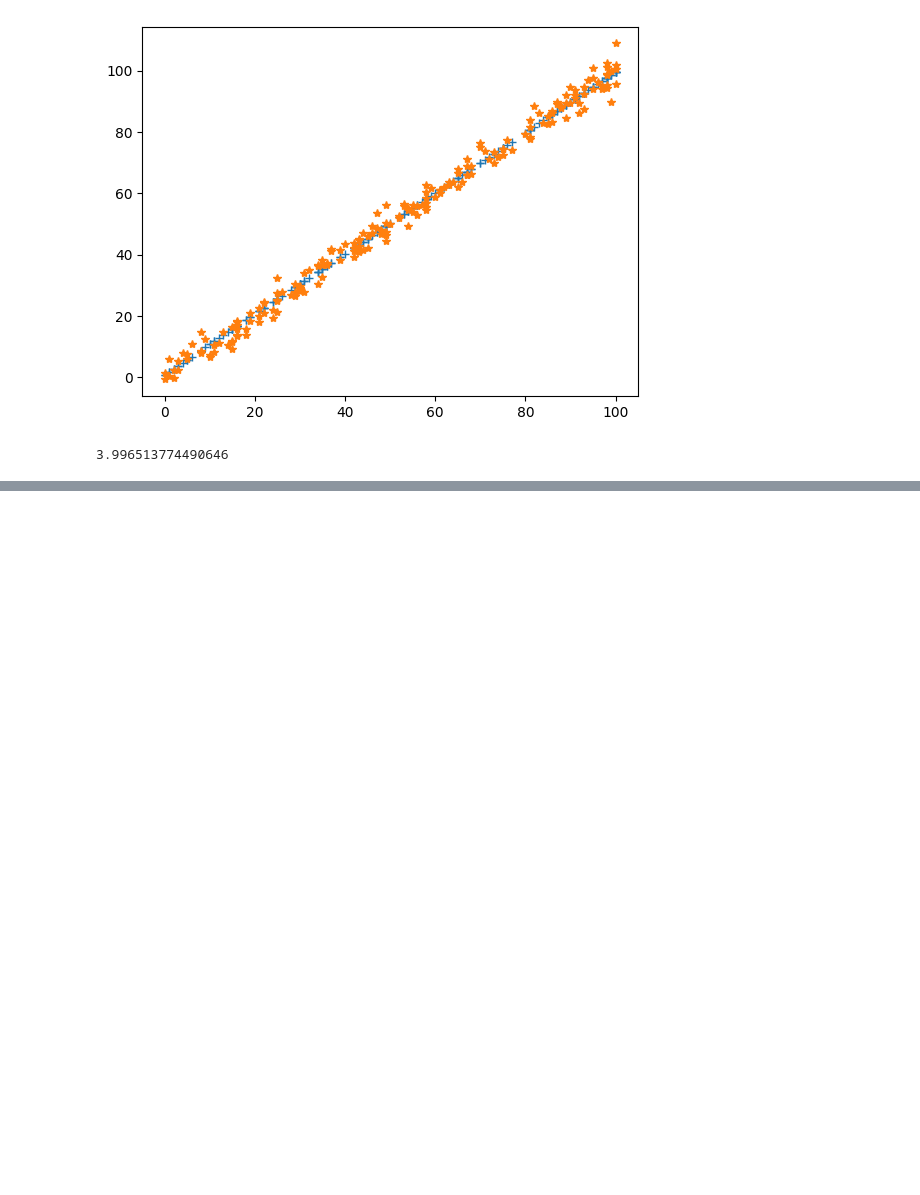
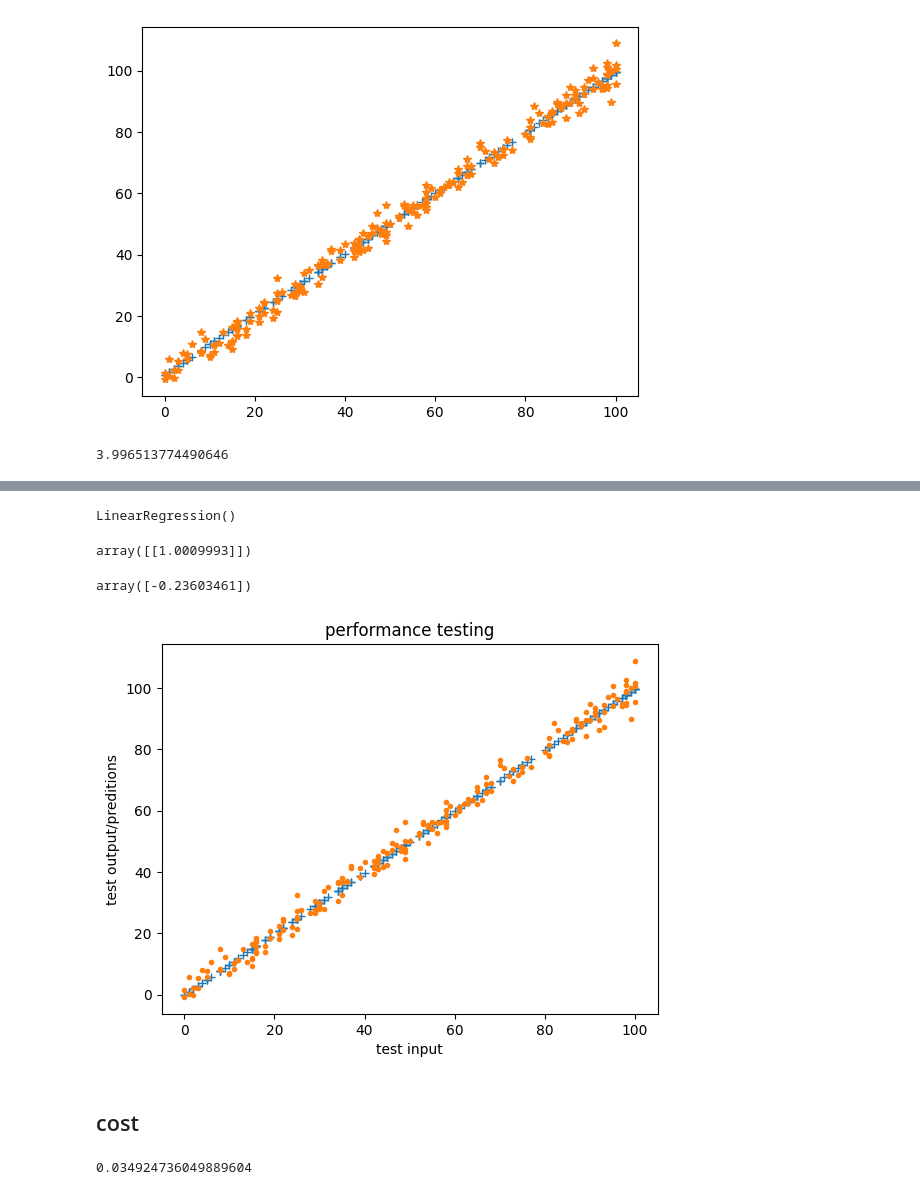
Before and after one commit to rishav143/machine_learning_data_science, a Jupyter notebook: module4-machine_learning/linear_reg.ipynb, the cells around one changed output, grey strips where cells are left out. Drawn from its saved outputs; the diff is of its cells as text; code cells hidden in the pictures; blank space fills up the shorter version.

```diff
--- a/module4-machine_learning/linear_reg.ipynb
+++ b/module4-machine_learning/linear_reg.ipynb
@@ -193,0 +216,35 @@ cost_function(test_predictions, test_output)
+# %%
+# linear regression using modules
+from sklearn.linear_model import LinearRegression
+lr_model = LinearRegression()
+# %%
+lr_model.fit(train_input, train_output)
+# %% [output]
+LinearRegression()
+# %%
+lr_model.coef_
+# %% [output]
+array([[1.0009993]])
+# %%
+lr_model.intercept_
+# %% [output]
+array([-0.23603461])
+# %%
+# predictions
+test_predictions = lr_model.predict(test_input)
+plt.plot(test_input, test_predictions, '+')
+plt.plot(test_input, test_output, '.')
+plt.title("performance testing")
+plt.xlabel("test input")
+plt.ylabel("test output/preditions")
+plt.show()
+# %% [output]
+[figure, added]
+# %% [markdown]
+## cost
+# %%
+from sklearn.metrics import mean_squared_error
+cost  = mean_squared_error(test_input, test_predictions)
+cost
+# %% [output]
+0.034924736049889604
```
Also changed, not shown: parts of 3 cells of this notebook.
